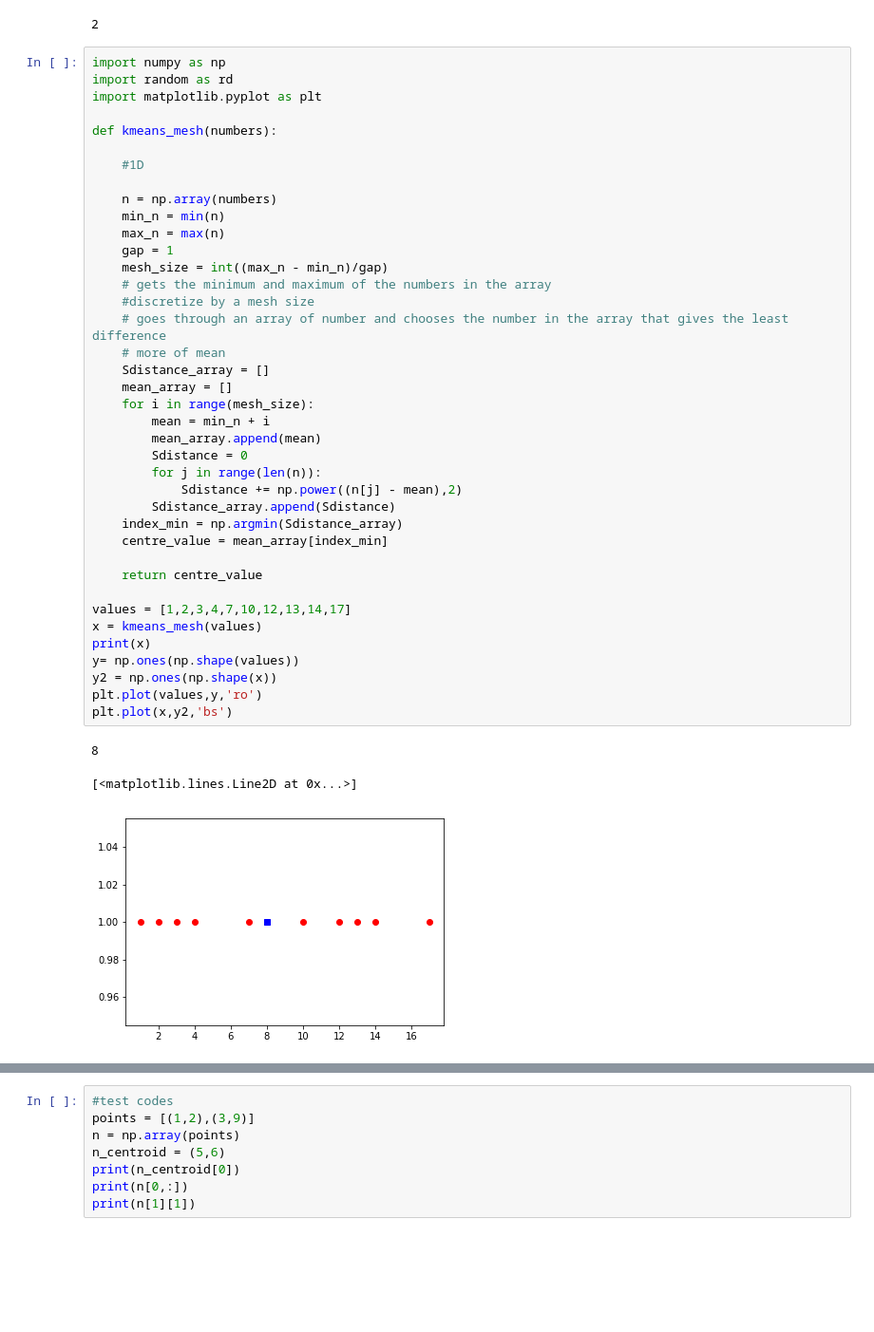
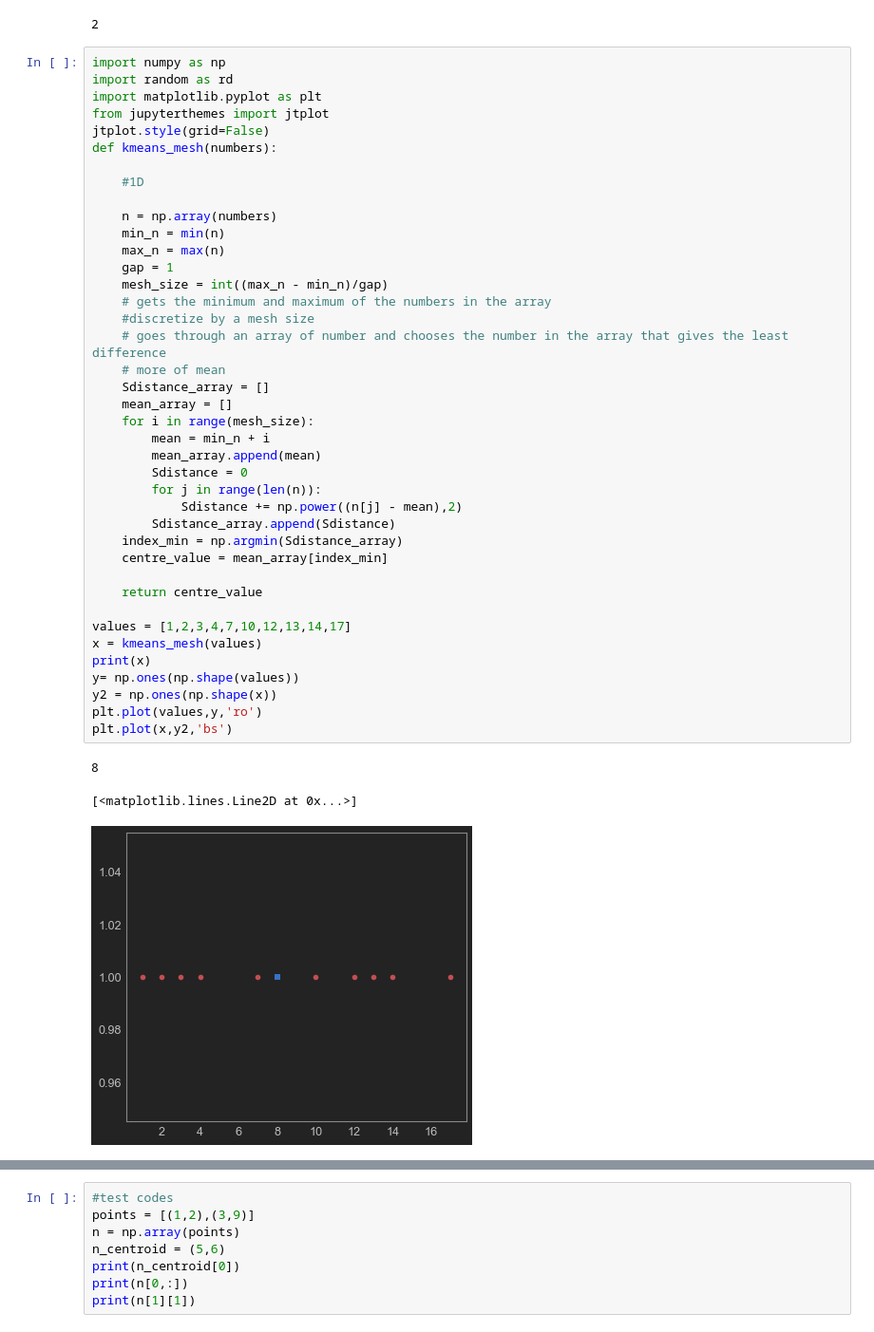
Before and after one commit to kennybix/kriging, a Jupyter notebook: Model.ipynb, the cells around one changed output, grey strips where cells are left out. Shown at 95% size. Cells and saved outputs as stored; diff of their text form; blank space fills up the shorter version.

```diff
--- a/Model.ipynb
+++ b/Model.ipynb
@@ -570,7 +572,8 @@ print(x)
 import numpy as np
 import random as rd
 import matplotlib.pyplot as plt
-
+from jupyterthemes import jtplot
+jtplot.style(grid=False)
 def kmeans_mesh(numbers):
 
     #1D
@@ -581,34 +584,34 @@ def kmeans_mesh(numbers):
     gap = 1
     mesh_size = int((max_n - min_n)/gap)
     # gets the minimum and maximum of the numbers in the array
     #discretize by a mesh size
     # goes through an array of number and chooses the number in the array that gives the least difference
     # more of mean
     Sdistance_array = []
     mean_array = []
     for i in range(mesh_size):
         mean = min_n + i
         mean_array.append(mean)
         Sdistance = 0
         for j in range(len(n)):
             Sdistance += np.power((n[j] - mean),2)
         Sdistance_array.append(Sdistance)
     index_min = np.argmin(Sdistance_array)
     centre_value = mean_array[index_min]
 
     return centre_value
 
 values = [1,2,3,4,7,10,12,13,14,17]
 x = kmeans_mesh(values)
 print(x)
 y= np.ones(np.shape(values))
 y2 = np.ones(np.shape(x))
 plt.plot(values,y,'ro')
 plt.plot(x,y2,'bs')
 # %% [output]
 8
 [<matplotlib.lines.Line2D at 0x...>]
-[figure, old version]
+[figure, new version]
 # %%
 import importlib
 from scipy import interpolate
```
Also changed, not shown: parts of 20 cells of this notebook, 1 other file.
